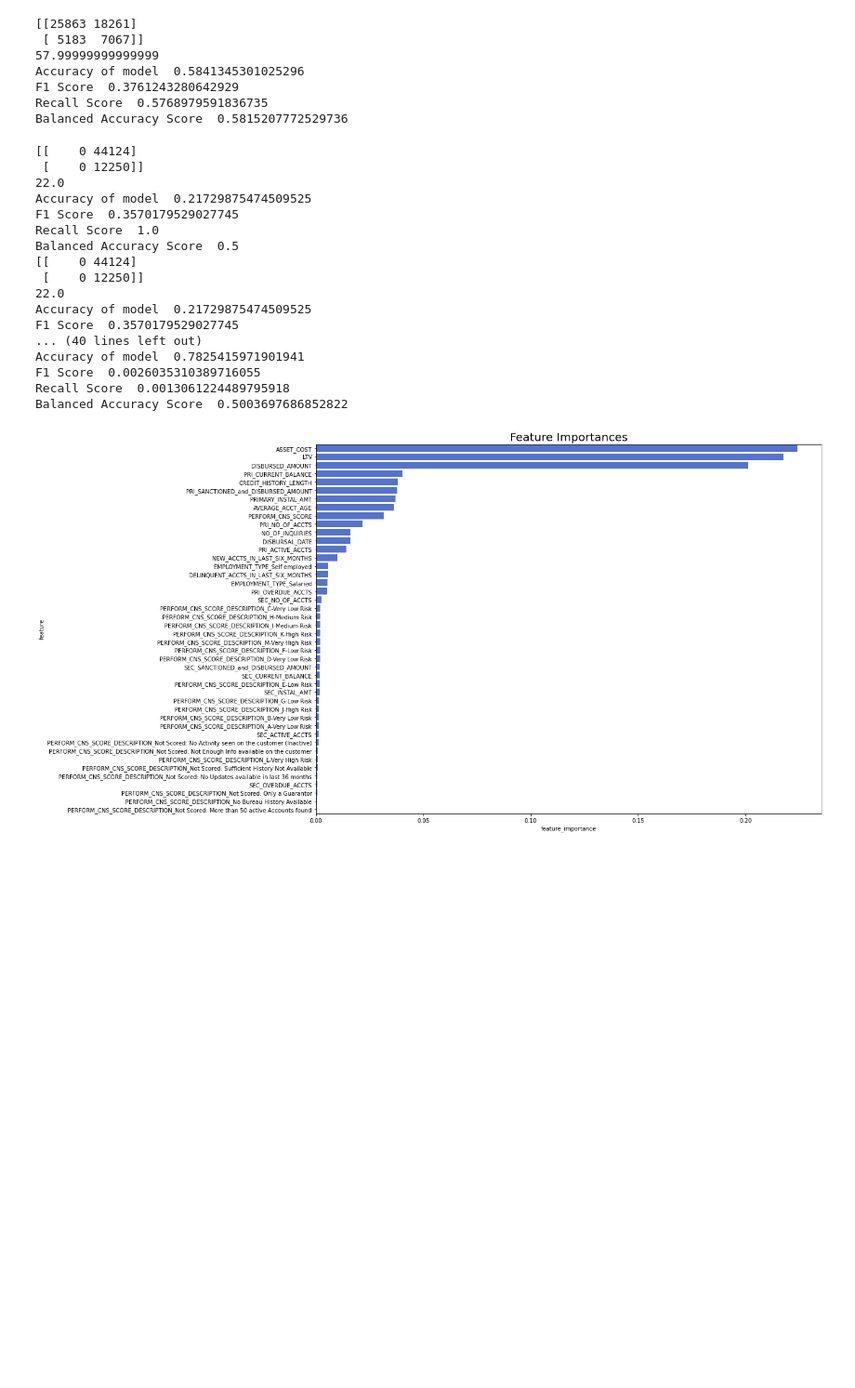
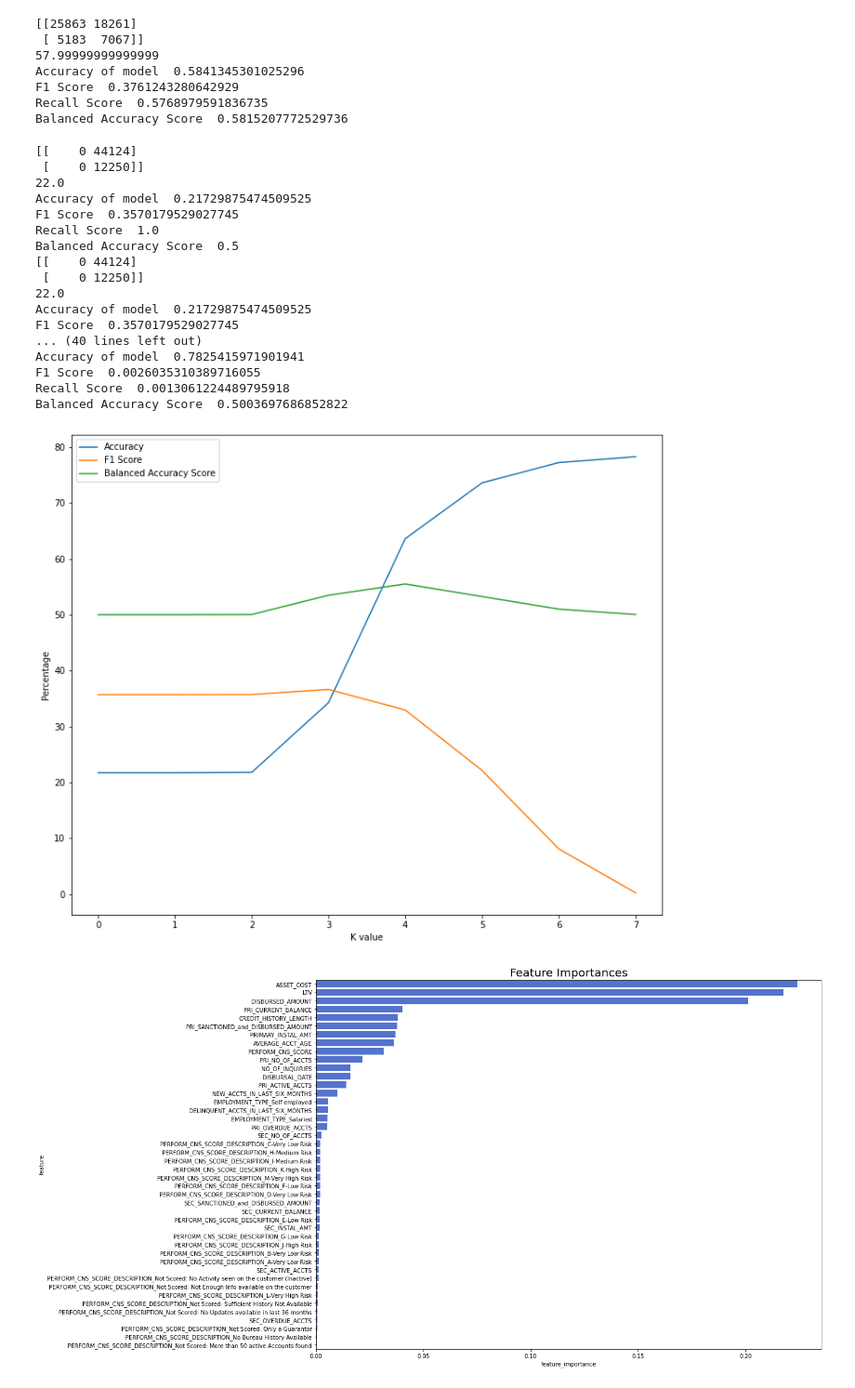
Before and after one commit to Sahilsingh0808/IME672_Project, a Jupyter notebook: IME672_Group_Project_test.ipynb, the cells around one changed output. Shown at 93% size. Saved outputs shown, nothing was run; the diff lists cells and outputs as text; code cells hidden in the pictures; blank space fills up the shorter version.

```diff
--- a/IME672_Group_Project_test.ipynb
+++ b/IME672_Group_Project_test.ipynb
@@ -2233,6 +2233,9 @@ F1 Score  0.3761243280642929
 Recall Score  0.5768979591836735
 Balanced Accuracy Score  0.5815207772529736
 # %%
+AccuracyList=[]
+F1ScoreList=[]
+BalancedAccuracyScoreList=[]
 for j in range(0,8):
     y_testSMOTE=[]
     for i in range(0,len(nb_predSMOTE)):
@@ -2241,33 +2244,47 @@ for j in range(0,8):
             y_testSMOTE.append(1)
         else:
             y_testSMOTE.append(0)
     y_testSMOTE
     print(confusion_matrix(y_test, y_testSMOTE))
     print(round(accuracy_score(y_test, y_testSMOTE),2)*100)
     from sklearn.metrics import f1_score
     from sklearn.metrics import balanced_accuracy_score
     print("Accuracy of model ",accuracy_score(y_test, y_testSMOTE))
     print("F1 Score ",f1_score(y_test, y_testSMOTE))
     print("Recall Score ",recall_score(y_test, y_testSMOTE))
     print("Balanced Accuracy Score ",balanced_accuracy_score(y_test, y_testSMOTE))
+    AccuracyList.append(accuracy_score(y_test, y_testSMOTE)*100)
+    F1ScoreList.append(f1_score(y_test, y_testSMOTE)*100)
+    BalancedAccuracyScoreList.append(balanced_accuracy_score(y_test, y_testSMOTE)*100)
+
+indList=[0,1,2,3,4,5,6,7]
+plt.figure(figsize=(12,10))
+plt.plot(indList,AccuracyList,label="Accuracy")
+plt.plot(indList,F1ScoreList,label="F1 Score")
+plt.plot(indList,BalancedAccuracyScoreList,label="Balanced Accuracy Score")
+plt.legend()
+plt.xlabel("K value")
+plt.ylabel("Percentage")
+plt.show()
 # %% [output]
 [[    0 44124]
  [    0 12250]]
 22.0
 Accuracy of model  0.21729875474509525
 F1 Score  0.3570179529027745
 Recall Score  1.0
 Balanced Accuracy Score  0.5
 [[    0 44124]
  [    0 12250]]
 22.0
 Accuracy of model  0.21729875474509525
 F1 Score  0.3570179529027745
 ... (40 lines left out)
 Accuracy of model  0.7825415971901941
 F1 Score  0.0026035310389716055
 Recall Score  0.0013061224489795918
 Balanced Accuracy Score  0.5003697686852822
+[figure, added]
 # %%
 def create_df_feature_importance(column_names, importances):
     df = pd.DataFrame({'feature': column_names,
```
Also changed, not shown: 1 other file.
